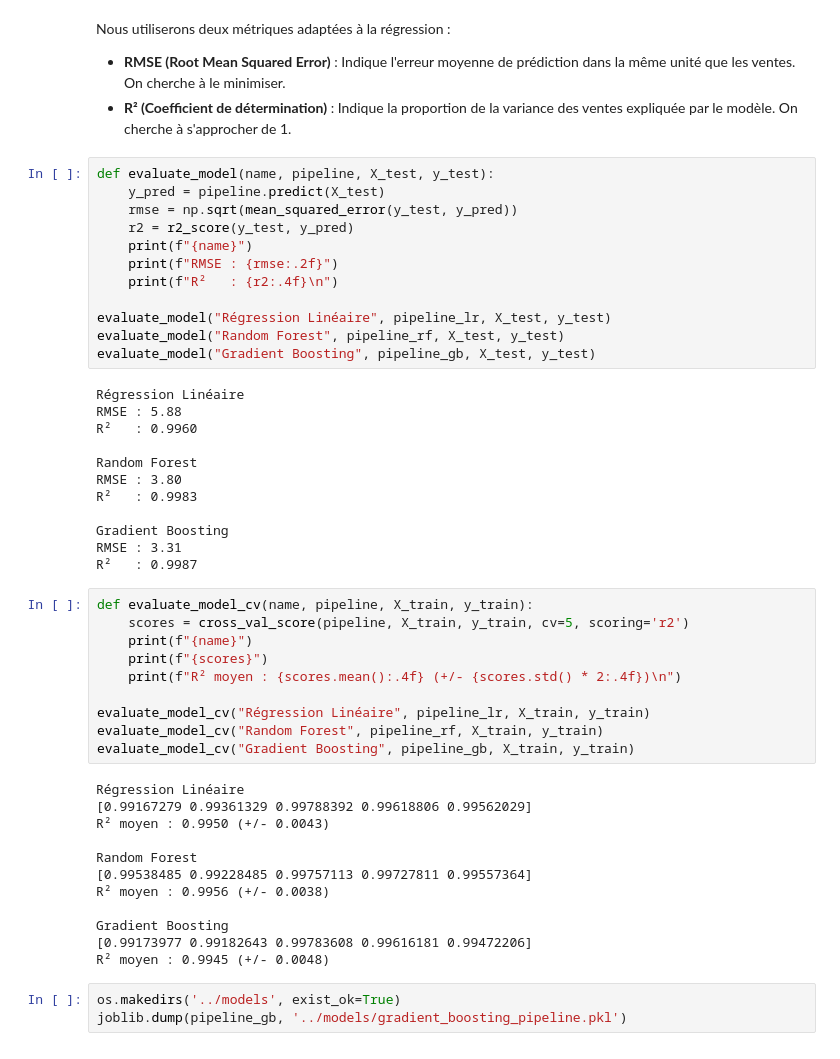
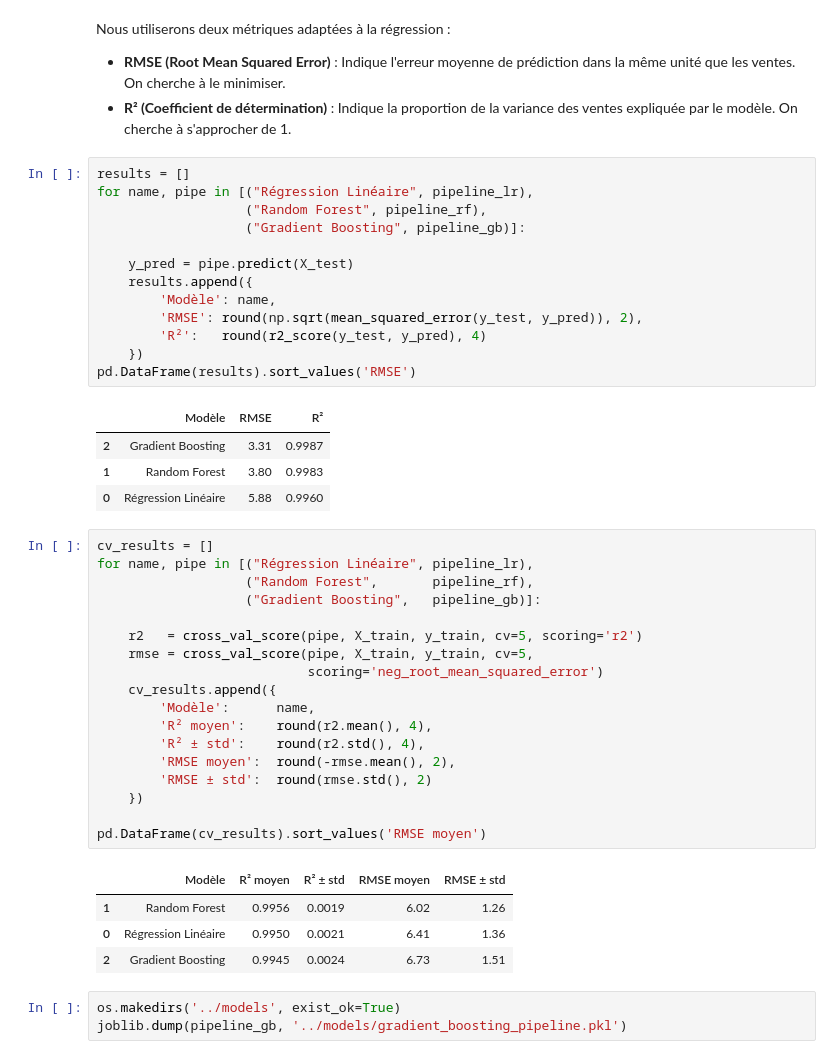
Before and after one commit to pravinwijay/data_marketing, a Jupyter notebook: notebooks/02_Modeling.ipynb, the cells around one changed output. Saved outputs shown, nothing was run; the diff lists cells and outputs as text.

```diff
--- a/notebooks/02_Modeling.ipynb
+++ b/notebooks/02_Modeling.ipynb
@@ -88,51 +88,46 @@ Nous utiliserons deux métriques adaptées à la régression :
 - **RMSE (Root Mean Squared Error)** : Indique l'erreur moyenne de prédiction dans la même unité que les ventes. On cherche à le minimiser.
 - **R² (Coefficient de détermination)** : Indique la proportion de la variance des ventes expliquée par le modèle. On cherche à s'approcher de 1.
 # %%
-def evaluate_model(name, pipeline, X_test, y_test):
-    y_pred = pipeline.predict(X_test)
-    rmse = np.sqrt(mean_squared_error(y_test, y_pred))
-    r2 = r2_score(y_test, y_pred)
-    print(f"{name}")
-    print(f"RMSE : {rmse:.2f}")
-    print(f"R²   : {r2:.4f}\n")
+results = []
+for name, pipe in [("Régression Linéaire", pipeline_lr),
+                   ("Random Forest", pipeline_rf),
+                   ("Gradient Boosting", pipeline_gb)]:
 
-evaluate_model("Régression Linéaire", pipeline_lr, X_test, y_test)
-evaluate_model("Random Forest", pipeline_rf, X_test, y_test)
-evaluate_model("Gradient Boosting", pipeline_gb, X_test, y_test)
+    y_pred = pipe.predict(X_test)
+    results.append({
+        'Modèle': name,
+        'RMSE': round(np.sqrt(mean_squared_error(y_test, y_pred)), 2),
+        'R²':   round(r2_score(y_test, y_pred), 4)
+    })
+pd.DataFrame(results).sort_values('RMSE')
 # %% [output]
-Régression Linéaire
-RMSE : 5.88
-R²   : 0.9960
-
-Random Forest
-RMSE : 3.80
-R²   : 0.9983
-
-Gradient Boosting
-RMSE : 3.31
-R²   : 0.9987
+|  | Modèle | RMSE | R² |
+| 2 | Gradient Boosting | 3.31 | 0.9987 |
+| 1 | Random Forest | 3.80 | 0.9983 |
+| 0 | Régression Linéaire | 5.88 | 0.9960 |
 # %%
-def evaluate_model_cv(name, pipeline, X_train, y_train):
-    scores = cross_val_score(pipeline, X_train, y_train, cv=5, scoring='r2')
-    print(f"{name}")
-    print(f"{scores}")
-    print(f"R² moyen : {scores.mean():.4f} (+/- {scores.std() * 2:.4f})\n")
+cv_results = []
+for name, pipe in [("Régression Linéaire", pipeline_lr),
+                   ("Random Forest",       pipeline_rf),
+                   ("Gradient Boosting",   pipeline_gb)]:
 
-evaluate_model_cv("Régression Linéaire", pipeline_lr, X_train, y_train)
-evaluate_model_cv("Random Forest", pipeline_rf, X_train, y_train)
-evaluate_model_cv("Gradient Boosting", pipeline_gb, X_train, y_train)
+    r2   = cross_val_score(pipe, X_train, y_train, cv=5, scoring='r2')
+    rmse = cross_val_score(pipe, X_train, y_train, cv=5,
+                           scoring='neg_root_mean_squared_error')
+    cv_results.append({
+        'Modèle':      name,
+        'R² moyen':    round(r2.mean(), 4),
+        'R² ± std':    round(r2.std(), 4),
+        'RMSE moyen':  round(-rmse.mean(), 2),
+        'RMSE ± std':  round(rmse.std(), 2)
+    })
+
+pd.DataFrame(cv_results).sort_values('RMSE moyen')
 # %% [output]
-Régression Linéaire
-[0.99167279 0.99361329 0.99788392 0.99618806 0.99562029]
-R² moyen : 0.9950 (+/- 0.0043)
-
-Random Forest
-[0.99538485 0.99228485 0.99757113 0.99727811 0.99557364]
-R² moyen : 0.9956 (+/- 0.0038)
-
-Gradient Boosting
-[0.99173977 0.99182643 0.99783608 0.99616181 0.99472206]
-R² moyen : 0.9945 (+/- 0.0048)
+|  | Modèle | R² moyen | R² ± std | RMSE moyen | RMSE ± std |
+| 1 | Random Forest | 0.9956 | 0.0019 | 6.02 | 1.26 |
+| 0 | Régression Linéaire | 0.9950 | 0.0021 | 6.41 | 1.36 |
+| 2 | Gradient Boosting | 0.9945 | 0.0024 | 6.73 | 1.51 |
 # %%
 os.makedirs('../models', exist_ok=True)
 joblib.dump(pipeline_gb, '../models/gradient_boosting_pipeline.pkl')
```
Also changed, not shown: 2 other files.
